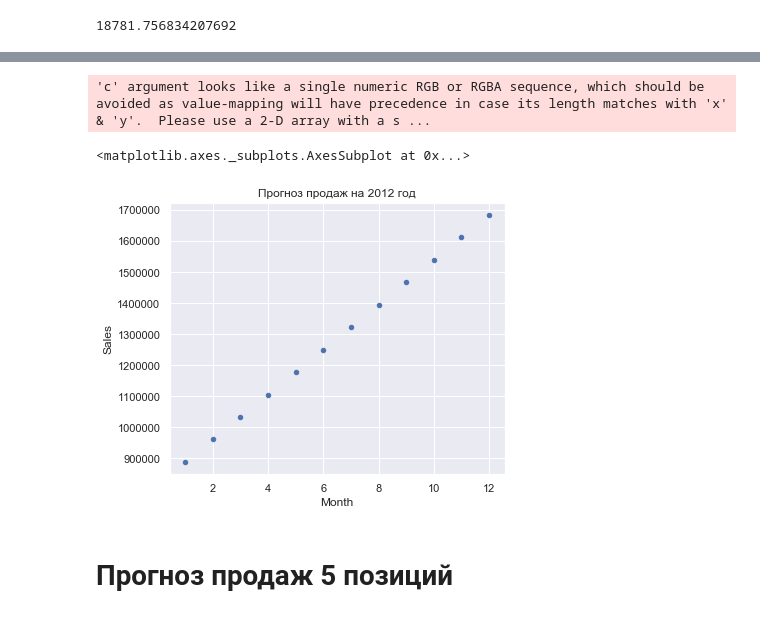
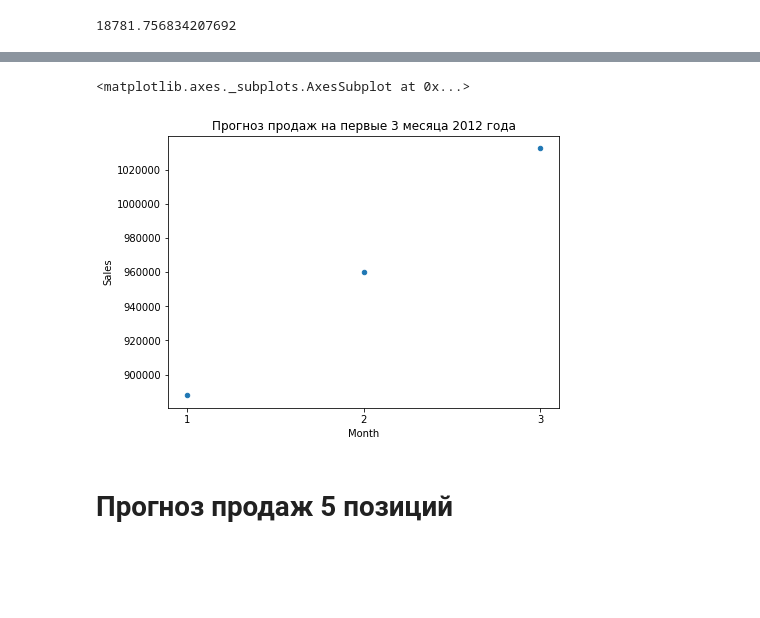
Before and after one commit to alexrudskih/pyda14_rudskih_HW, a Jupyter notebook: diplom/diplom.ipynb, the cells around one changed output, grey strips where cells are left out. Cells and saved outputs as stored; diff of their text form; code cells hidden in the pictures; blank space fills up the shorter version.

```diff
--- a/diplom/diplom.ipynb
+++ b/diplom/diplom.ipynb
@@ -467,9 +469,6 @@ mean_squared_error(y_test, y_pred, squared=False)
 # %%
-# сформируем датафрейм для расчета прогноза продаж на 2012 год
-next_period = [{'Year': 2012, 'Month':1}, {'Year': 2012, 'Month':2}, {'Year': 2012, 'Month':3},
-               {'Year': 2012, 'Month':4}, {'Year': 2012, 'Month':5}, {'Year': 2012, 'Month':6},
-               {'Year': 2012, 'Month':7}, {'Year': 2012, 'Month':8}, {'Year': 2012, 'Month':9},
-               {'Year': 2012, 'Month':10}, {'Year': 2012, 'Month':11}, {'Year': 2012, 'Month':12}]
+# сформируем датафрейм для расчета прогноза продаж на первые 3 месяца 2012 год
+next_period = [{'Year': 2012, 'Month':1}, {'Year': 2012, 'Month':2}, {'Year': 2012, 'Month':3}]
 df_next_period = pd.DataFrame(next_period)
 # %%
 # Предсказанные значения на 2012 год
@@ -495,9 +485,9 @@ df_next_period.join(y_pred_next)
 # %%
-df_next_period.join(y_pred_next).plot(kind = 'scatter', x = 'Month', y = 'Sales', title = 'Прогноз продаж на 2012 год')
+df_next_period.join(y_pred_next).plot(kind = 'scatter', x = 'Month', y = 'Sales', figsize = (7, 5),
+                                      title = 'Прогноз продаж на первые 3 месяца 2012 года', xticks = (1,2,3))
 # %% [output]
-'c' argument looks like a single numeric RGB or RGBA sequence, which should be avoided as value-mapping will have precedence in case its length matches with 'x' & 'y'.  Please use a 2-D array with a s ...
+<matplotlib.axes._subplots.AxesSubplot at 0x...>
-<matplotlib.axes._subplots.AxesSubplot at 0x...>
-[figure, old version]
+[figure, new version]
 # %% [markdown]
 # Прогноз продаж 5 позиций
 # %%
```
Also changed, not shown: parts of 6 cells of this notebook.
